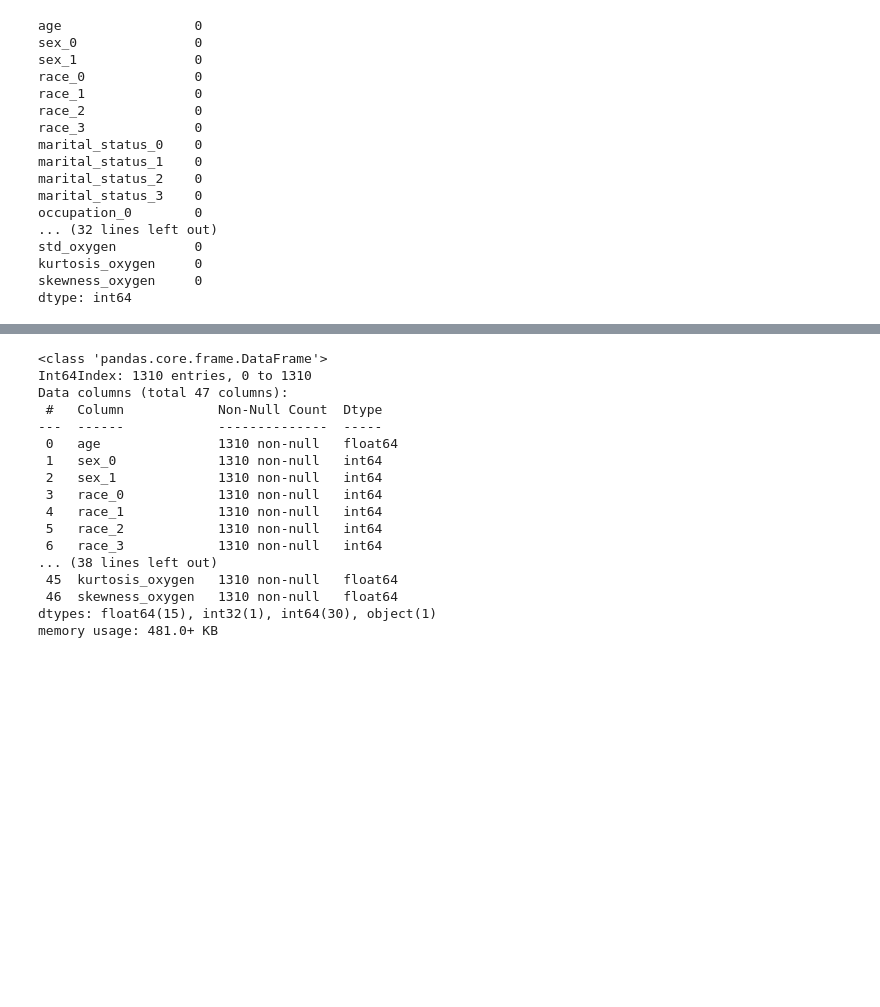
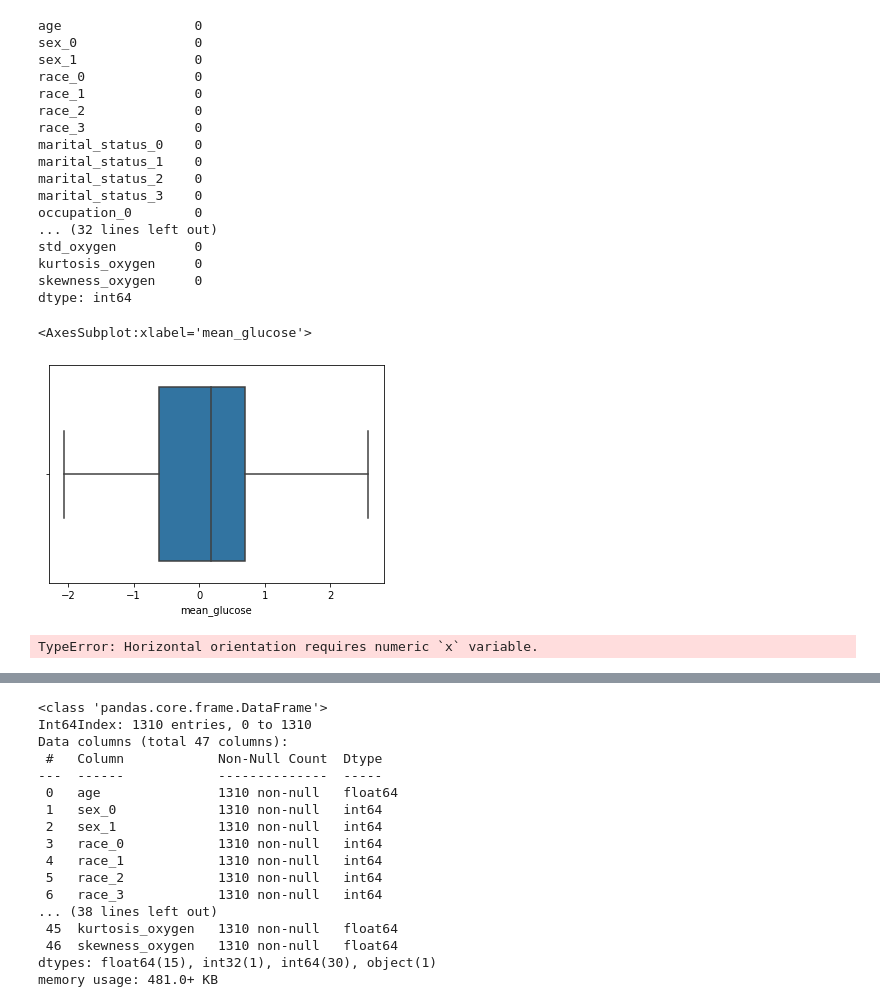
Before and after one commit to martinbudinsky3/diabetes-prediction, a Jupyter notebook: Budinsky_Balekova_Strojove_ucenie.ipynb, the cells around one changed output, grey strips where cells are left out. Cells and saved outputs as stored; diff of their text form; code cells hidden in the pictures; blank space fills up the shorter version.

```diff
--- a/Budinsky_Balekova_Strojove_ucenie.ipynb
+++ b/Budinsky_Balekova_Strojove_ucenie.ipynb
@@ -603,3 +605,12 @@ std_oxygen          0
 kurtosis_oxygen     0
 skewness_oxygen     0
 dtype: int64
+# %%
+sns.boxplot(x=train_data['mean_glucose'])
+# %% [output]
+<AxesSubplot:xlabel='mean_glucose'>
+[figure, added]
+# %%
+sns.boxplot(x=valid_data['mean_glucose'])
+# %% [output]
+TypeError: Horizontal orientation requires numeric `x` variable.
```
Also changed, not shown: parts of 4 cells of this notebook.
